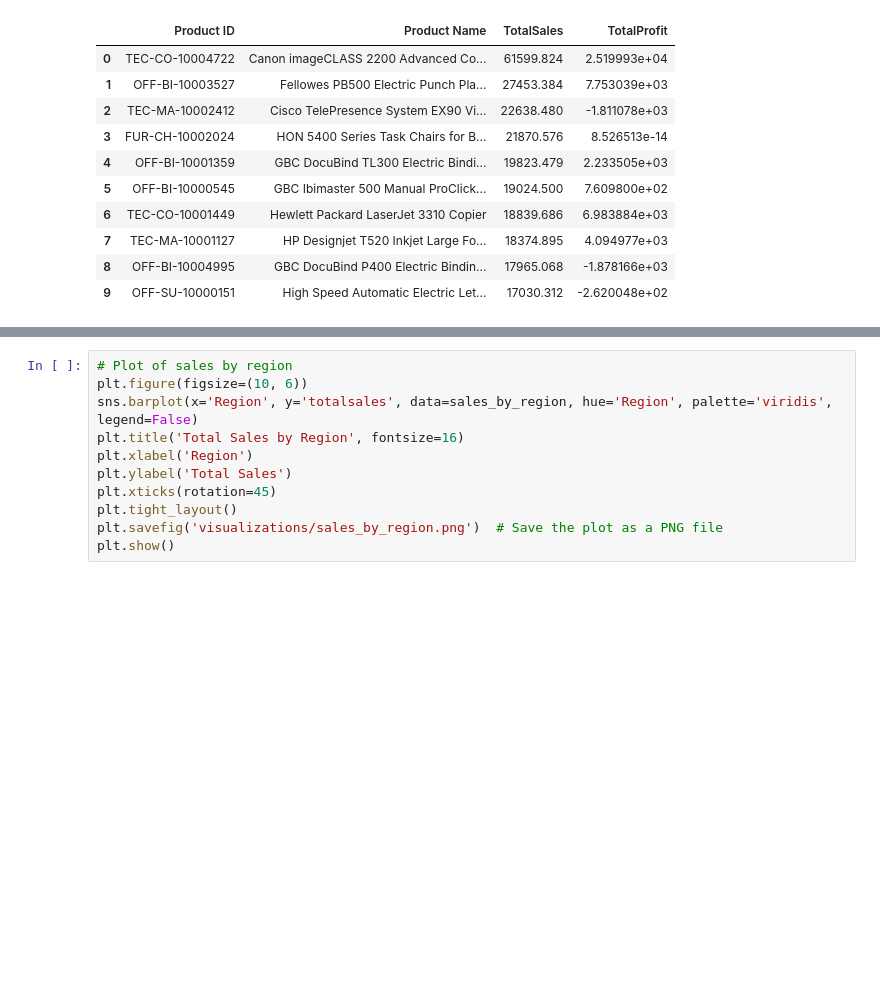
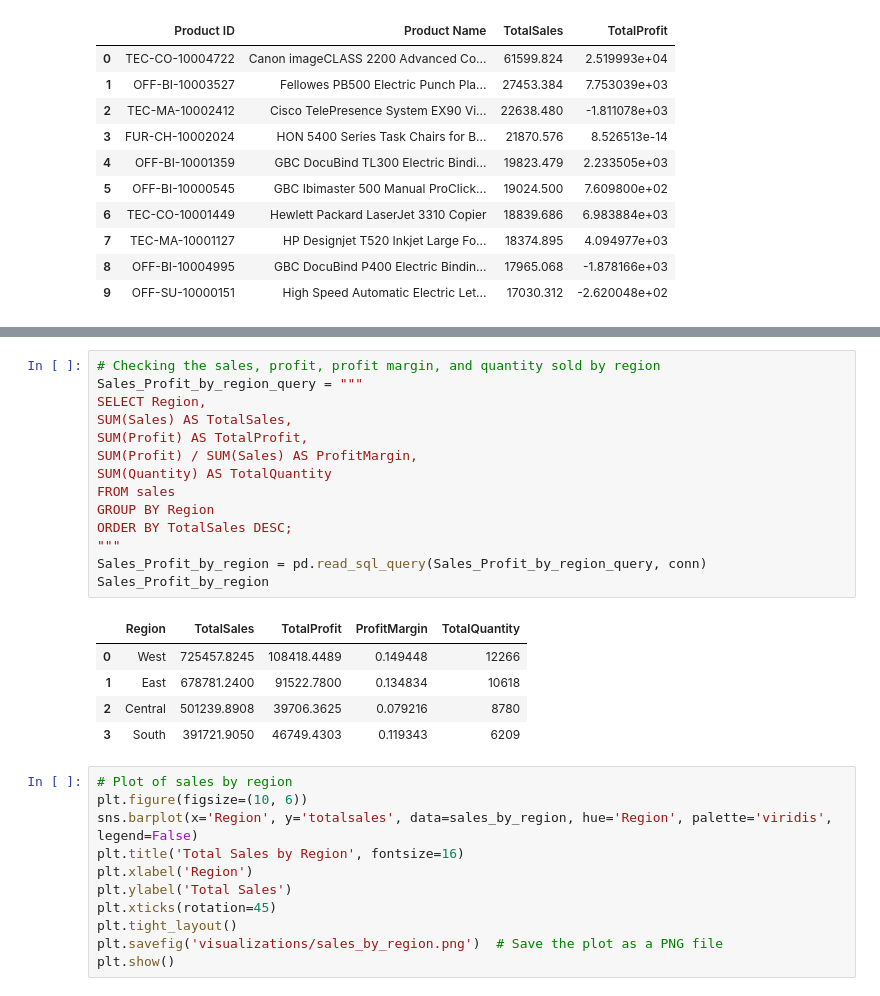
Before and after one commit to Yvonneamg/Ecommerce_Sales_Analysis, a Jupyter notebook: Ecommerce_Sales_Analysis.ipynb, the cells around one changed output, grey strips where cells are left out. Saved outputs shown, nothing was run; the diff lists cells and outputs as text; blank space fills up the shorter version.

```diff
--- a/Ecommerce_Sales_Analysis.ipynb
+++ b/Ecommerce_Sales_Analysis.ipynb
@@ -563,3 +690,23 @@ Revenue_product
+# %%
+# Checking the sales, profit, profit margin, and quantity sold by region
+Sales_Profit_by_region_query = """
+SELECT Region,
+SUM(Sales) AS TotalSales,
+SUM(Profit) AS TotalProfit,
+SUM(Profit) / SUM(Sales) AS ProfitMargin,
+SUM(Quantity) AS TotalQuantity
+FROM sales
+GROUP BY Region
+ORDER BY TotalSales DESC;
+"""
+Sales_Profit_by_region = pd.read_sql_query(Sales_Profit_by_region_query, conn)
+Sales_Profit_by_region
+# %% [output]
+|  | Region | TotalSales | TotalProfit | ProfitMargin | TotalQuantity |
+| 0 | West | 725457.8245 | 108418.4489 | 0.149448 | 12266 |
+| 1 | East | 678781.2400 | 91522.7800 | 0.134834 | 10618 |
+| 2 | Central | 501239.8908 | 39706.3625 | 0.079216 | 8780 |
+| 3 | South | 391721.9050 | 46749.4303 | 0.119343 | 6209 |
 # %%
 # Plot of sales by region
 plt.figure(figsize=(10, 6))
```
Also changed, not shown: parts of 24 cells of this notebook, 1 other file.
